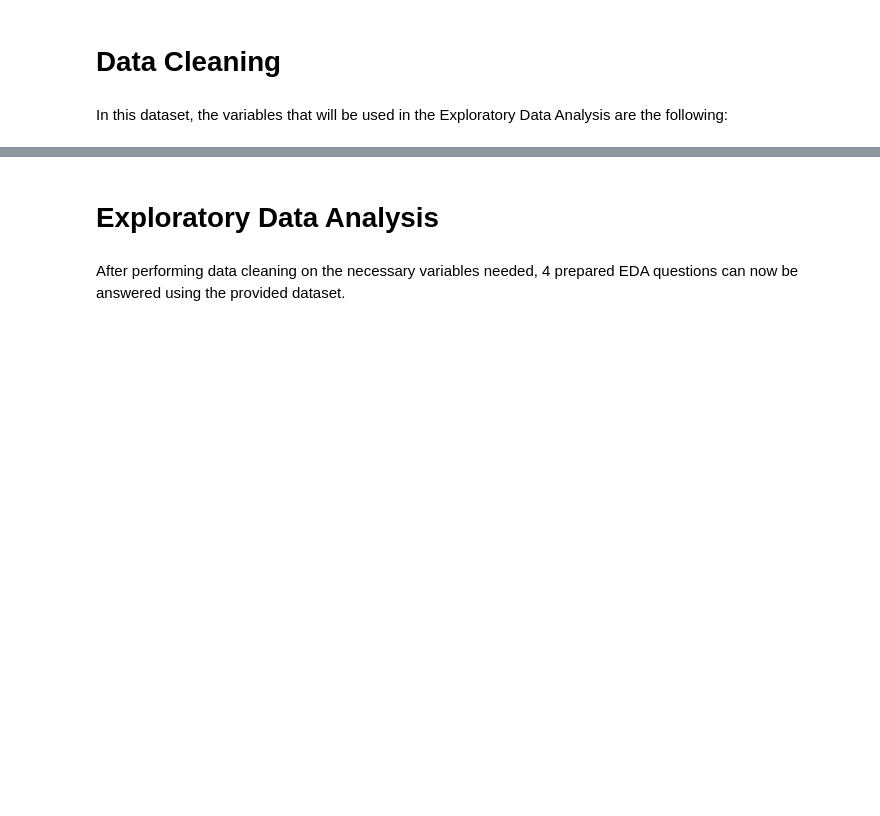
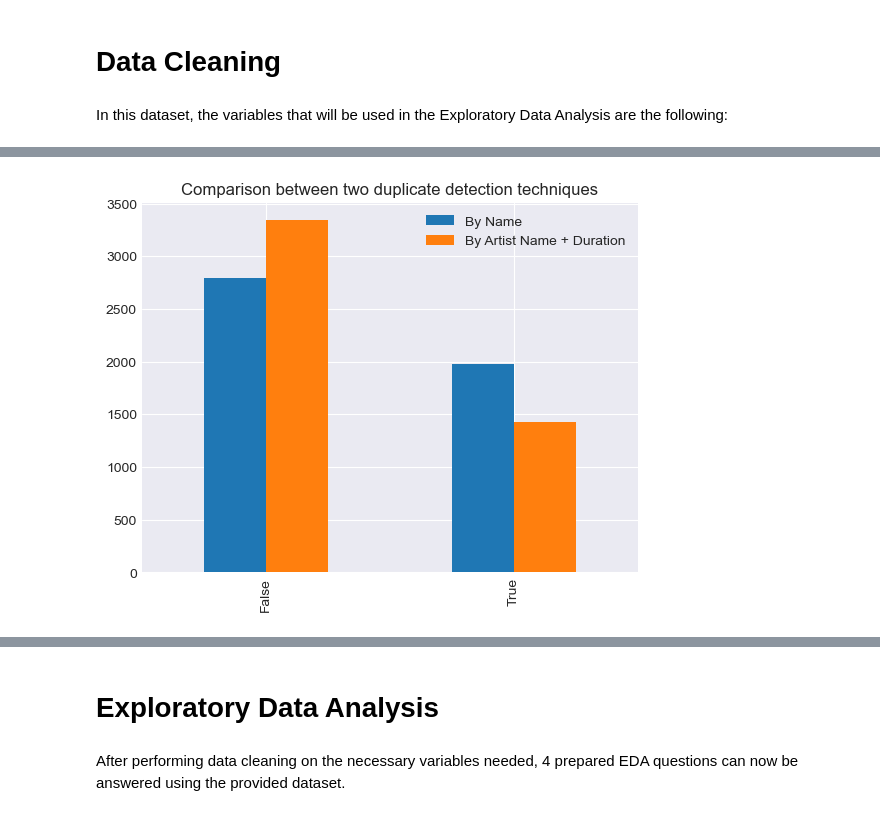
Before and after one commit to ADichoso/CSMODEL-Project-XX22-G1, a Jupyter notebook: SpotifyDataset.ipynb, the cells around one changed output, grey strips where cells are left out. Drawn from its saved outputs; the diff is of its cells as text; code cells hidden in the pictures; blank space fills up the shorter version.

```diff
--- a/SpotifyDataset.ipynb
+++ b/SpotifyDataset.ipynb
@@ -146,3 +146,12 @@ charts_tracks_df.head(5)
 # Data Cleaning
 # %% [markdown]
 In this dataset, the variables that will be used in the Exploratory Data Analysis are the following:
+# %%
+#Get a series where each observation is a boolean which states whether its corresponding index in charts_tracks_df has a duplicate
+charts_tracks_dupe_trackname = charts_tracks_df.duplicated(subset='track_name', keep=False)
+
+#Introduce charts_tracks_dupe_trackname as a column in charts_tracks_df
+charts_tracks_df['duplicate_by_name'] = charts_tracks_dupe_trackname
+
+#Looks for a track whos potentially a duplicate and whos track name is "'Di Na Babalik"
+charts_tracks_df.query("duplicate_by_name == True")[charts_tracks_df['track_name'] == "'Di Na Babalik"]
@@ -148,0 +188,14 @@ In this dataset, the variables that will be used in the Exploratory Data Analysi
+# %%
+charts_tracks_dupe_artistname_duration = charts_tracks_df.duplicated(subset=['duration','artist_name'], keep=False)
+
+charts_tracks_df['duplicate_by_artistname_duration'] = charts_tracks_dupe_artistname_duration
+possible_duplicates_df = charts_tracks_df.query("duplicate_by_artistname_duration == True").sort_values(by=['artist_name', 'duration'], inplace=False)
+# %%
+duplicate_by_name_counts = charts_tracks_df["duplicate_by_name"].value_counts()
+duplicate_by_artistname_duration_counts = charts_tracks_df["duplicate_by_artistname_duration"].value_counts()
+duplicate_comparison_df = pd.DataFrame({"By Name": duplicate_by_name_counts, "By Artist Name + Duration": duplicate_by_artistname_duration_counts})
+
+duplicate_bar_plot = duplicate_comparison_df.plot.bar(title = "Comparison between two duplicate detection techniques")
+plt.show()
+# %% [output]
+[figure, added]
```
Also changed, not shown: parts of 34 cells of this notebook.
